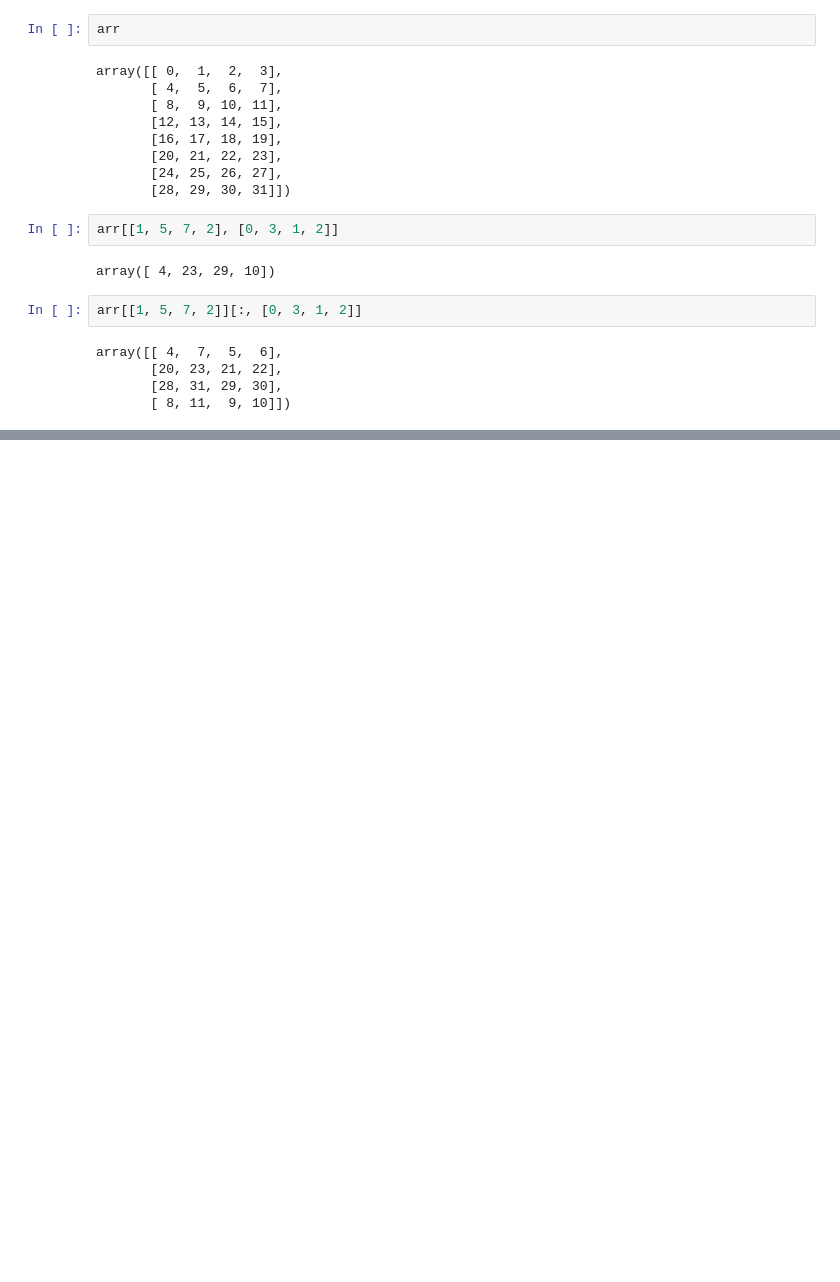
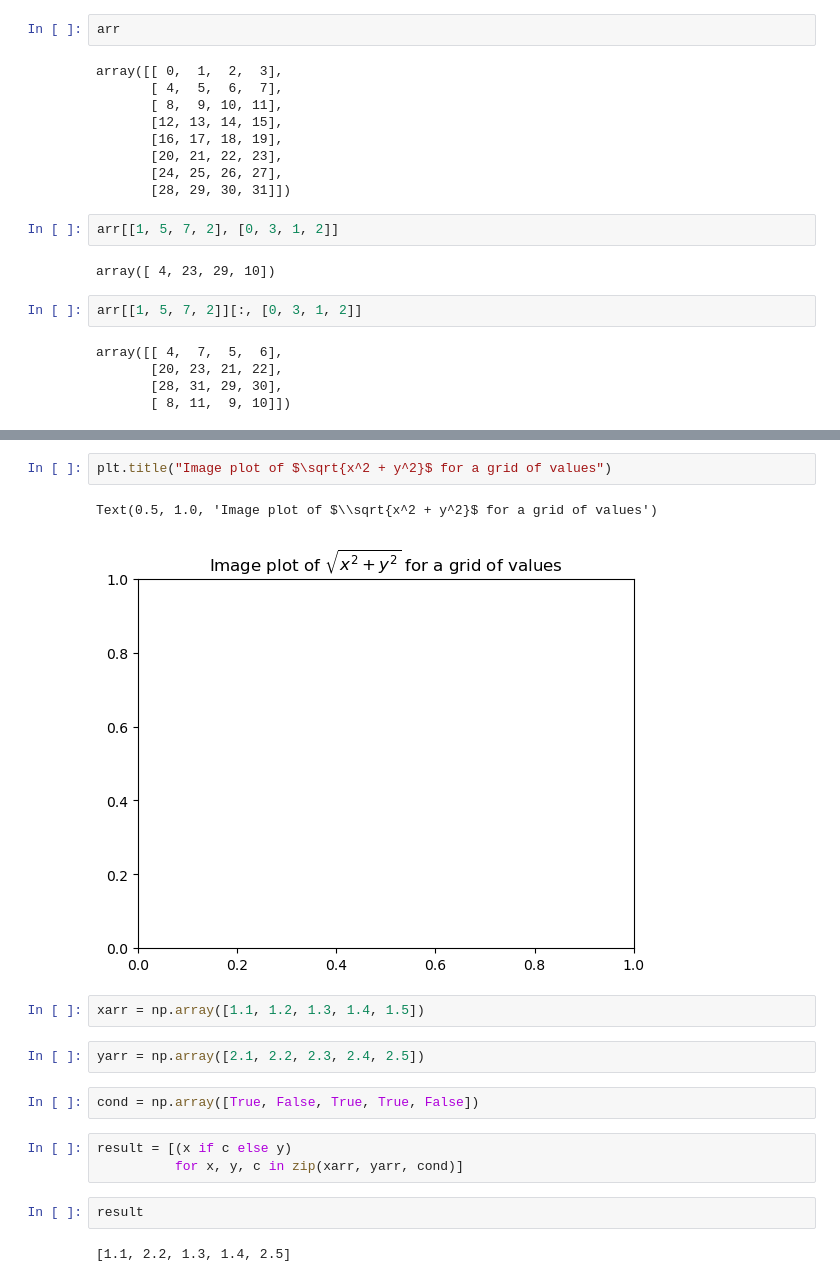
Before and after one commit to nathaneckel/WesCh4-numpy, a Jupyter notebook: Chapter4WorkAlong.ipynb, the cells around one changed output, grey strips where cells are left out. Cells and saved outputs as stored; diff of their text form; blank space fills up the shorter version.

```diff
--- a/Chapter4WorkAlong.ipynb
+++ b/Chapter4WorkAlong.ipynb
@@ -482,0 +710,18 @@ array([[ 4,  7,  5,  6],
+# %%
+plt.title("Image plot of $\sqrt{x^2 + y^2}$ for a grid of values")
+# %% [output]
+Text(0.5, 1.0, 'Image plot of $\\sqrt{x^2 + y^2}$ for a grid of values')
+[figure, added]
+# %%
+xarr = np.array([1.1, 1.2, 1.3, 1.4, 1.5])
+# %%
+yarr = np.array([2.1, 2.2, 2.3, 2.4, 2.5])
+# %%
+cond = np.array([True, False, True, True, False])
+# %%
+result = [(x if c else y)
+          for x, y, c in zip(xarr, yarr, cond)]
+# %%
+result
+# %% [output]
+[1.1, 2.2, 1.3, 1.4, 2.5]
```
Also changed, not shown: parts of 153 cells of this notebook, 3 other files.
